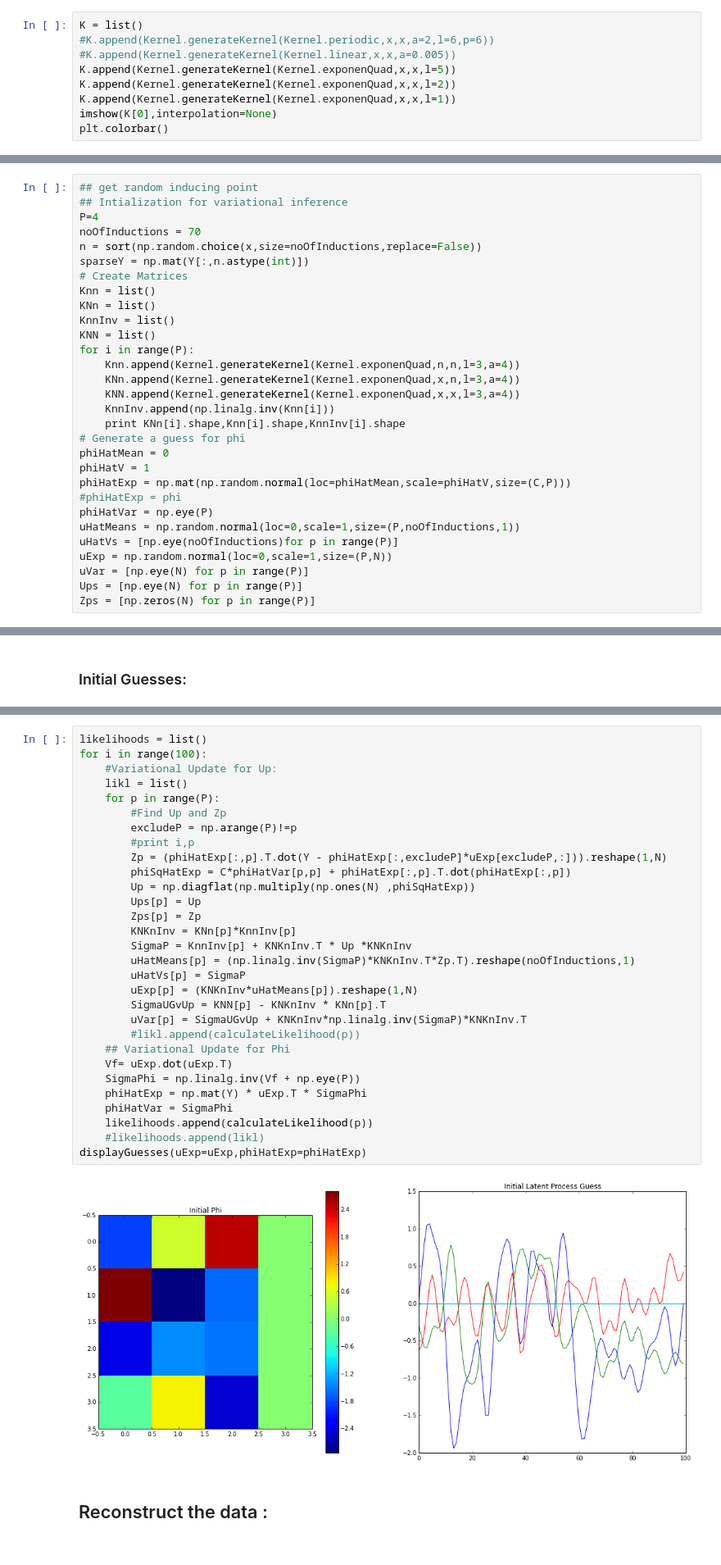
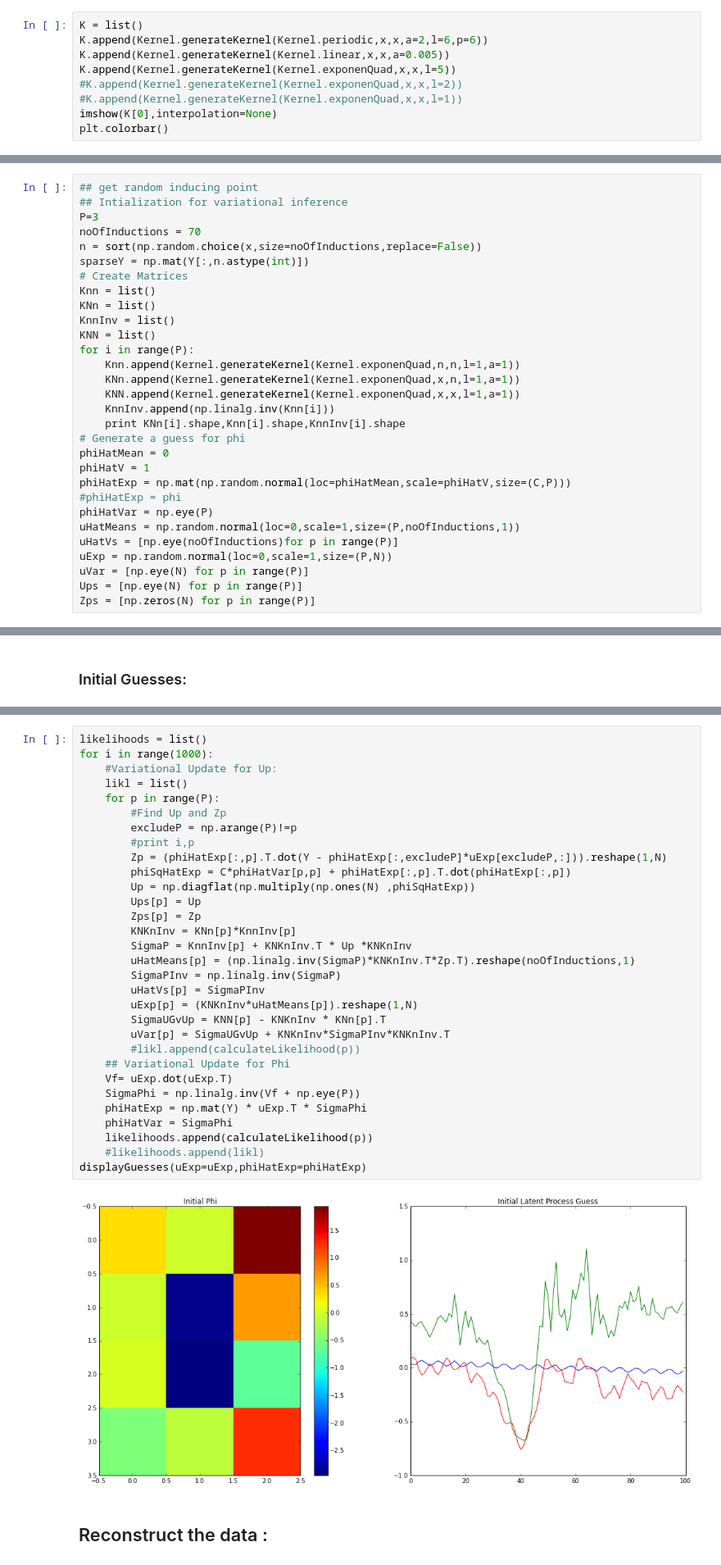
Before and after one commit to sudhNau/Baysian, a Jupyter notebook: SLFM Intro.ipynb, the cells around one changed output, grey strips where cells are left out. Shown at 82% size. Cells and saved outputs as stored; diff of their text form.

```diff
--- a/SLFM Intro.ipynb
+++ b/SLFM Intro.ipynb
@@ -91,11 +91,11 @@ class Kernel:
         return np.mat(kernel)
 # %%
 K = list()
-#K.append(Kernel.generateKernel(Kernel.periodic,x,x,a=2,l=6,p=6))
-#K.append(Kernel.generateKernel(Kernel.linear,x,x,a=0.005))
+K.append(Kernel.generateKernel(Kernel.periodic,x,x,a=2,l=6,p=6))
+K.append(Kernel.generateKernel(Kernel.linear,x,x,a=0.005))
 K.append(Kernel.generateKernel(Kernel.exponenQuad,x,x,l=5))
-K.append(Kernel.generateKernel(Kernel.exponenQuad,x,x,l=2))
-K.append(Kernel.generateKernel(Kernel.exponenQuad,x,x,l=1))
+#K.append(Kernel.generateKernel(Kernel.exponenQuad,x,x,l=2))
+#K.append(Kernel.generateKernel(Kernel.exponenQuad,x,x,l=1))
 imshow(K[0],interpolation=None)
 plt.colorbar()
 # %% [output]
@@ -142,7 +142,7 @@ Variational Inducing Updates are:
 # %%
 ## get random inducing point
 ## Intialization for variational inference
-P=4
+P=3
 noOfInductions = 70
 n = sort(np.random.choice(x,size=noOfInductions,replace=False))
 sparseY = np.mat(Y[:,n.astype(int)])
@@ -152,9 +152,9 @@ KNn = list()
 KnnInv = list()
 KNN = list()
 for i in range(P):
-    Knn.append(Kernel.generateKernel(Kernel.exponenQuad,n,n,l=3,a=4))
-    KNn.append(Kernel.generateKernel(Kernel.exponenQuad,x,n,l=3,a=4))
-    KNN.append(Kernel.generateKernel(Kernel.exponenQuad,x,x,l=3,a=4))
+    Knn.append(Kernel.generateKernel(Kernel.exponenQuad,n,n,l=1,a=1))
+    KNn.append(Kernel.generateKernel(Kernel.exponenQuad,x,n,l=1,a=1))
+    KNN.append(Kernel.generateKernel(Kernel.exponenQuad,x,x,l=1,a=1))
     KnnInv.append(np.linalg.inv(Knn[i]))
     print KNn[i].shape,Knn[i].shape,KnnInv[i].shape
 # Generate a guess for phi
@@ -240,35 +239,36 @@ def calculateLikelihood(p):
     return likl
 # %%
 likelihoods = list()
-for i in range(100):
+for i in range(1000):
     #Variational Update for Up:
     likl = list()
     for p in range(P):
         #Find Up and Zp
         excludeP = np.arange(P)!=p
         #print i,p
         Zp = (phiHatExp[:,p].T.dot(Y - phiHatExp[:,excludeP]*uExp[excludeP,:])).reshape(1,N)
         phiSqHatExp = C*phiHatVar[p,p] + phiHatExp[:,p].T.dot(phiHatExp[:,p])
         Up = np.diagflat(np.multiply(np.ones(N) ,phiSqHatExp))
         Ups[p] = Up
         Zps[p] = Zp
         KNKnInv = KNn[p]*KnnInv[p]
         SigmaP = KnnInv[p] + KNKnInv.T * Up *KNKnInv
         uHatMeans[p] = (np.linalg.inv(SigmaP)*KNKnInv.T*Zp.T).reshape(noOfInductions,1)
-        uHatVs[p] = SigmaP
+        SigmaPInv = np.linalg.inv(SigmaP)
+        uHatVs[p] = SigmaPInv
         uExp[p] = (KNKnInv*uHatMeans[p]).reshape(1,N)
         SigmaUGvUp = KNN[p] - KNKnInv * KNn[p].T
-        uVar[p] = SigmaUGvUp + KNKnInv*np.linalg.inv(SigmaP)*KNKnInv.T
+        uVar[p] = SigmaUGvUp + KNKnInv*SigmaPInv*KNKnInv.T
         #likl.append(calculateLikelihood(p))
     ## Variational Update for Phi
     Vf= uExp.dot(uExp.T)
     SigmaPhi = np.linalg.inv(Vf + np.eye(P))
     phiHatExp = np.mat(Y) * uExp.T * SigmaPhi
     phiHatVar = SigmaPhi
     likelihoods.append(calculateLikelihood(p))
     #likelihoods.append(likl)
 displayGuesses(uExp=uExp,phiHatExp=phiHatExp)
 # %% [output]
-[figure, old version]
+[figure, new version]
 # %% [markdown]
 ## Reconstruct the data :
```
Also changed, not shown: parts of 13 cells of this notebook, 4 other files.
